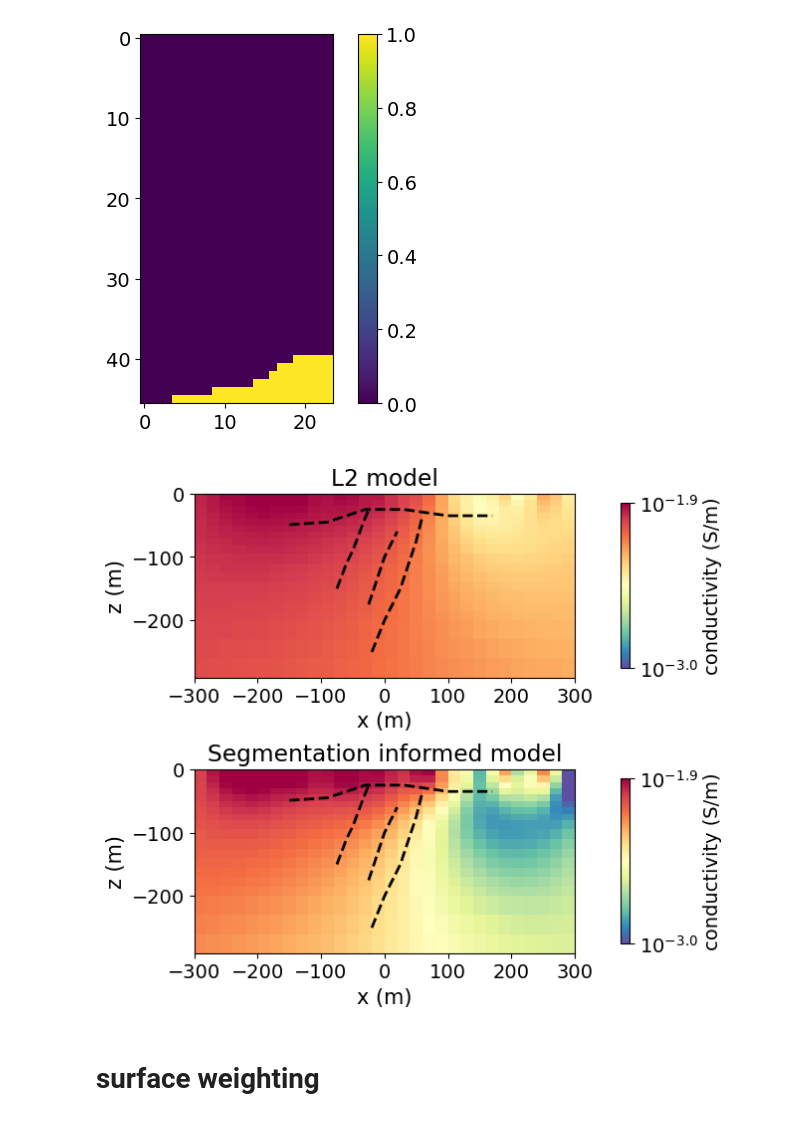
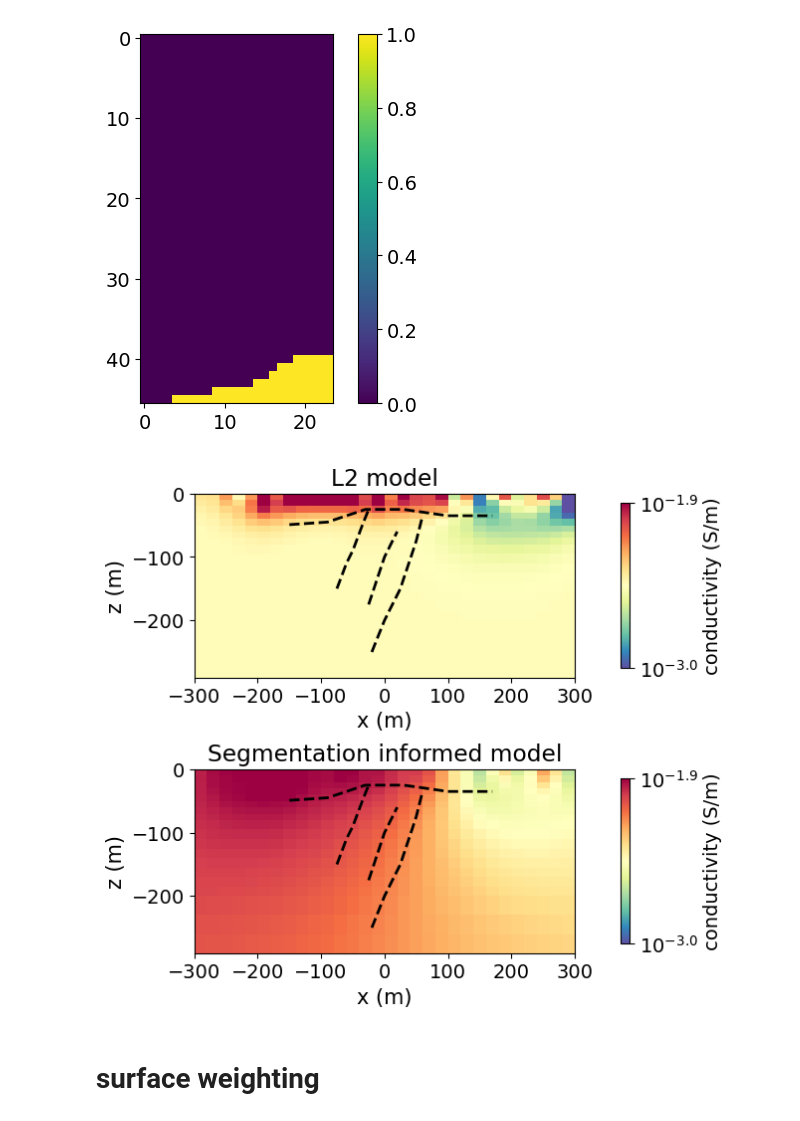
Before and after one commit to JKutt/transformers_segmentation, a Jupyter notebook: geological_segmentation/10-mcdermont_segmentation_experiment.ipynb, the cells around one changed output. Saved outputs shown, nothing was run; the diff lists cells and outputs as text; code cells hidden in the pictures.

```diff
--- a/geological_segmentation/10-mcdermont_segmentation_experiment.ipynb
+++ b/geological_segmentation/10-mcdermont_segmentation_experiment.ipynb
@@ -98,8 +78,8 @@ from SimPEG import utils
 actcore,  meshCore = utils.mesh_utils.extract_core_mesh(xyzlim, mesh)
 
 # mcd_model =  discretize.TensorMesh.read_model_UBC(mesh, r"/home/juanito/Documents/projects/mcD/dflt/dcinv2d.con")
-mcd_model =  np.exp(np.load(r"/home/juanito/Documents/git/jresearch/geological_segmentation/mcd_iterations/model_24.npy"))
-mcd_model2 =  np.exp(np.load(r"/home/juanito/Dropbox/JohnLindsey/geoseg/mcd_iterations/model_8.npy"))
+mcd_model =  np.exp(np.load(r"/home/juanito/Dropbox/JohnLindsey/geoseg/mcd_iterations/model_14.npy"))
+mcd_model2 =  np.exp(np.load(r"/home/juanito/Dropbox/JohnLindsey/geoseg/mcd_iterations_l2/model_24.npy"))
 conductivity_model_log10_true = np.log10(np.exp(np.log(mcd_model2)))
 clim = [conductivity_model_log10_true.min(), conductivity_model_log10_true.max()]
 clim = [-3, -1.9]
@@ -110,34 +90,34 @@ d1 = meshCore.plotImage(conductivity_model_log10_geoseg[actcore], clim=clim, ax=
 plt.colorbar(d1[0], cmap='Spectral_r', label=r'conductivity (S/m)', ticks=[clim[0],clim[1]], format="$10^{%.1f}$", shrink=0.9).ax.tick_params(labelsize=14)
 
 # dd = mesh.plot_image(np.log(1 / mcd_model), ax=ax[0], clim=clim, pcolor_opts={"cmap": "Spectral"})
 # dd1 = mesh.plot_image(np.log(1 / mcd_model2), ax=ax[1], clim=clim, pcolor_opts={"cmap": "Spectral"})
 ax[0].plot(upper_clay[0, :], upper_clay[1, :], 'k--', lw=2, label="minerlized zone")
 ax[0].plot(unit_west[0, :], unit_west[1, :], 'k--', lw=2)
 ax[0].plot(unit_center[0, :], unit_center[1, :], 'k--', lw=2)
 ax[0].plot(unit_east[0, :], unit_east[1, :], 'k--', lw=2)
 ax[1].plot(upper_clay[0, :], upper_clay[1, :], 'k--', lw=2, label="minerlized zone")
 ax[1].plot(unit_west[0, :], unit_west[1, :], 'k--', lw=2)
 ax[1].plot(unit_center[0, :], unit_center[1, :], 'k--', lw=2)
 ax[1].plot(unit_east[0, :], unit_east[1, :], 'k--', lw=2)
 
 ax[0].set_title("L2 model")
 ax[1].set_title("Segmentation informed model")
 ax[0].set_aspect('equal')
 ax[1].set_aspect('equal')
 ax[0].set_xlabel('x (m)',fontsize=15)
 ax[0].set_ylabel('z (m)',fontsize=15)
 ax[1].set_xlabel('x (m)',fontsize=15)
 ax[1].set_ylabel('z (m)',fontsize=15)
 plt.subplots_adjust(hspace=0.5)
 # ax[0].legend(loc='lower right')
 # ax[1].legend(loc='lower right')
 # plt.axis('equal')
 # ax[0].set_xlim([-300, 300])
 # ax[0].set_ylim([-300, 50])
 # ax[1].set_xlim([-300, 300])
 # ax[1].set_ylim([-300, 50])
 # %% [output]
-[figure, old version]
+[figure, new version]
 # %% [markdown]
 # surface weighting
 # %%
```
Also changed, not shown: parts of 3 cells of this notebook, 1 other file.
